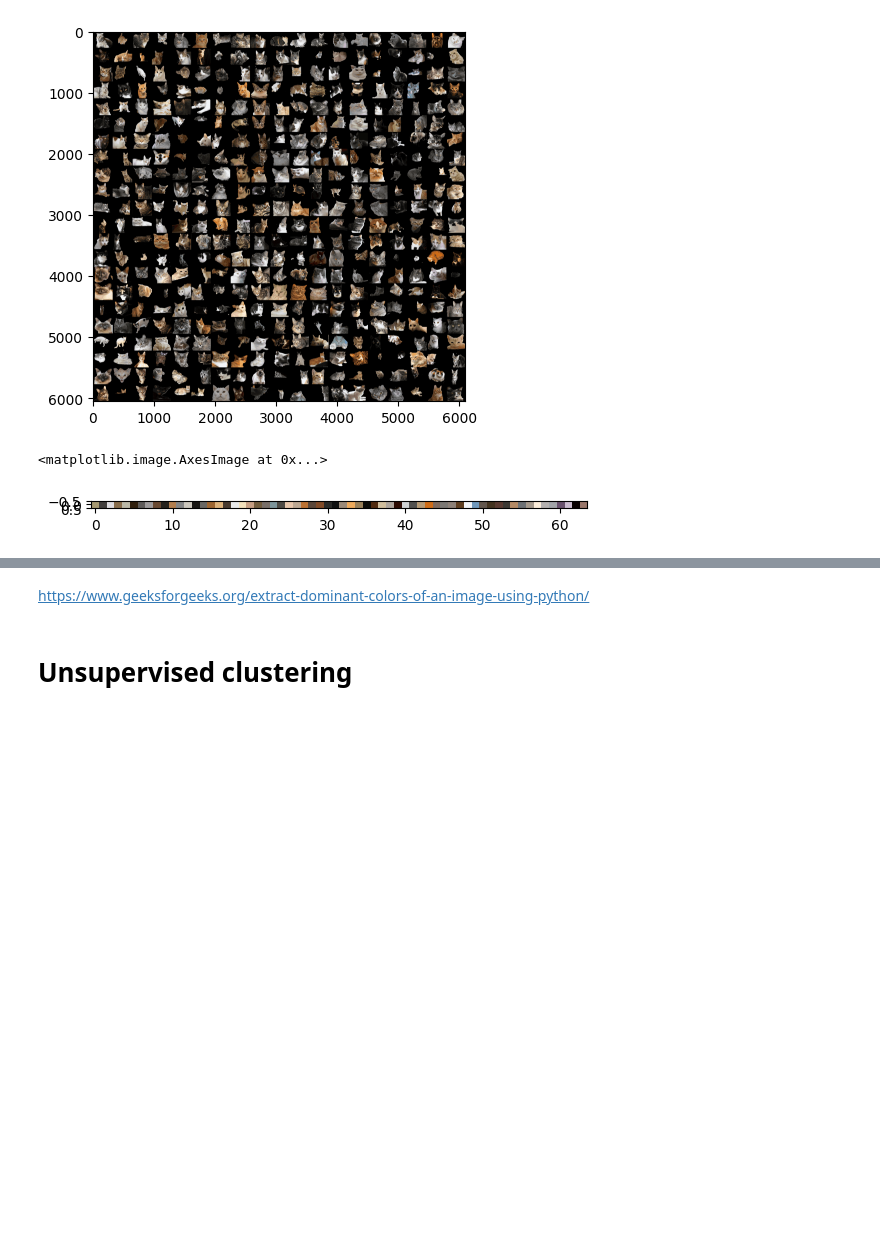
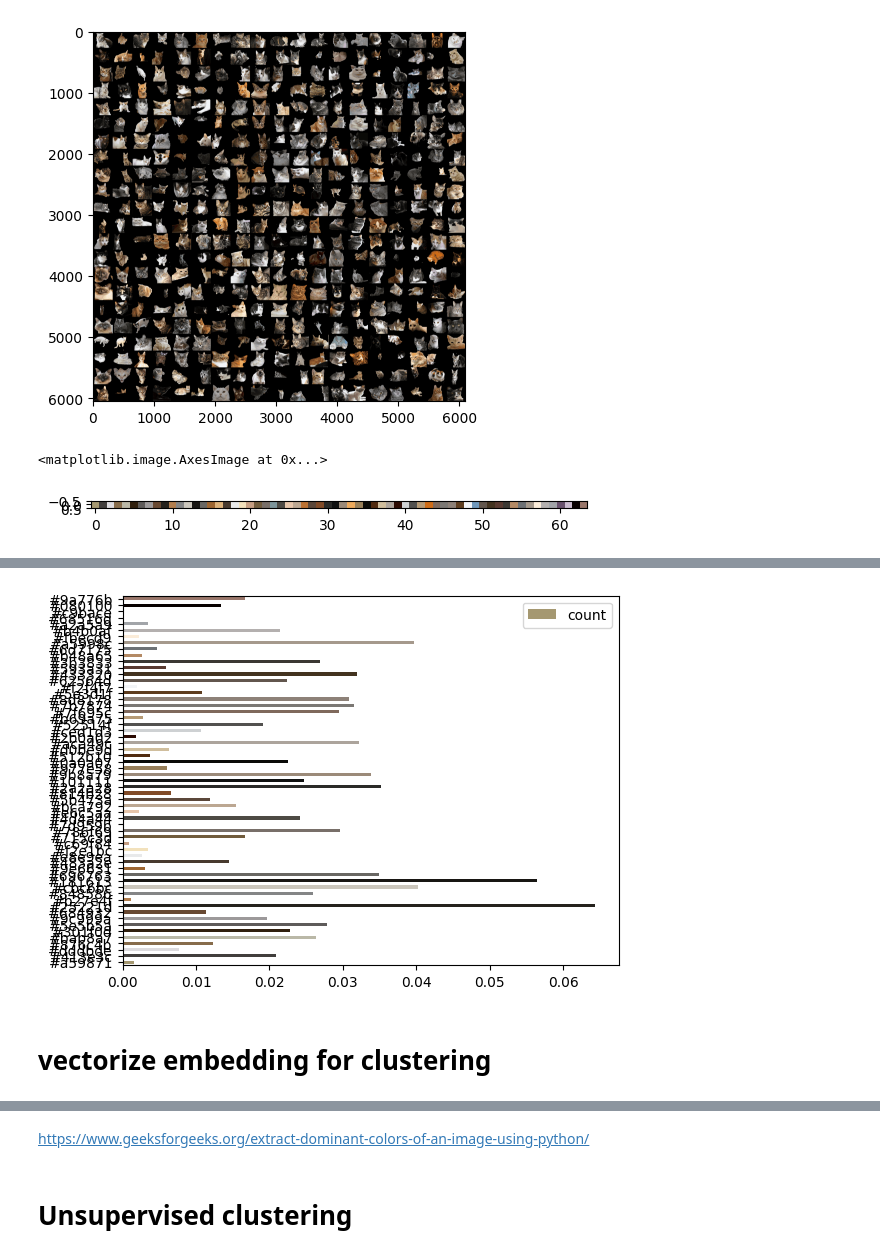
Before and after one commit to jshrdt/ML2-final, a Jupyter notebook: ML2-final-expl.ipynb, the cells around one changed output, grey strips where cells are left out. Drawn from its saved outputs; the diff is of its cells as text; code cells hidden in the pictures; blank space fills up the shorter version.

```diff
--- a/ML2-final-expl.ipynb
+++ b/ML2-final-expl.ipynb
@@ -200,0 +176,7 @@ axes = b.plot.barh(color={"count": mycols})
+# %%
+from sklearn_col_compressor import get_colour_profile, plot_colour_profile
+
+
+col_profile = get_colour_profile(kmeans_model, img)
+print(sum(col_profile.values()))
+len(col_profile), col_profile
@@ -200,0 +202,6 @@ axes = b.plot.barh(color={"count": mycols})
+# %%
+plot_colour_profile(col_profile)
+# %% [output]
+[figure, added]
+# %% [markdown]
+# vectorize embedding for clustering
```
Also changed, not shown: parts of 32 cells of this notebook, 5 other files.
